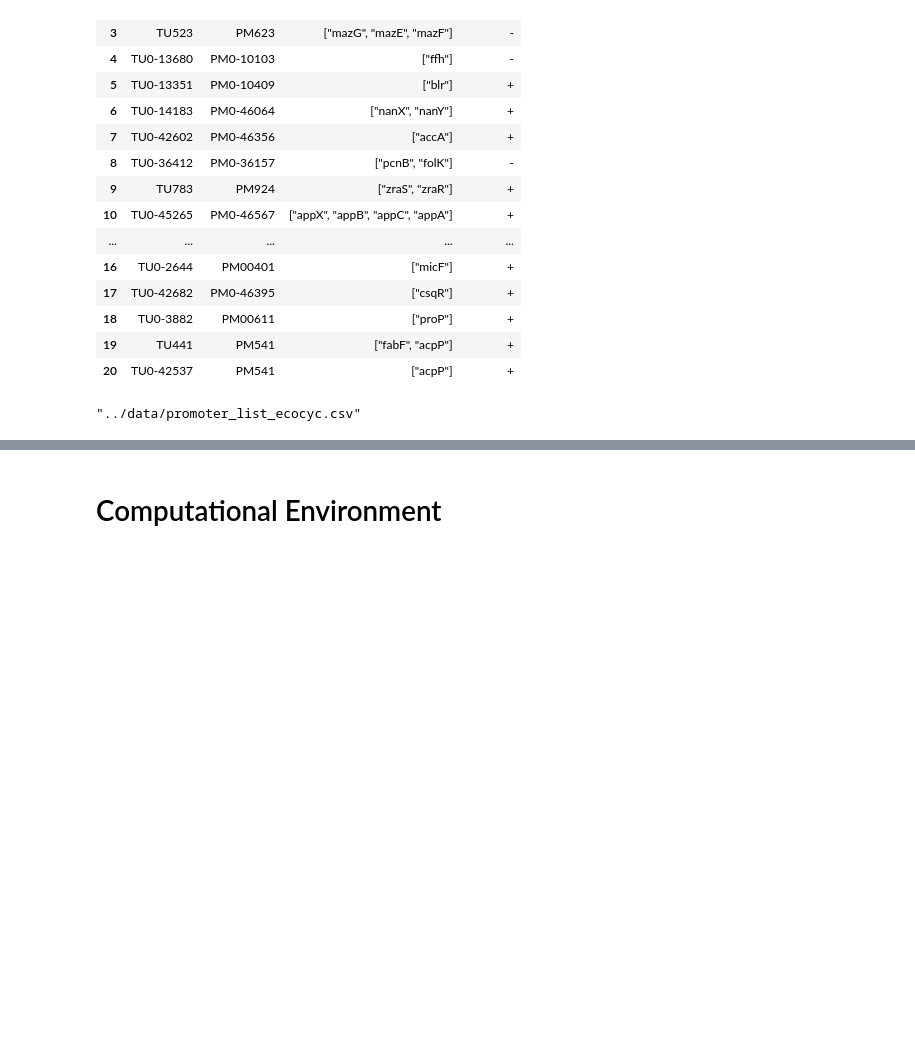
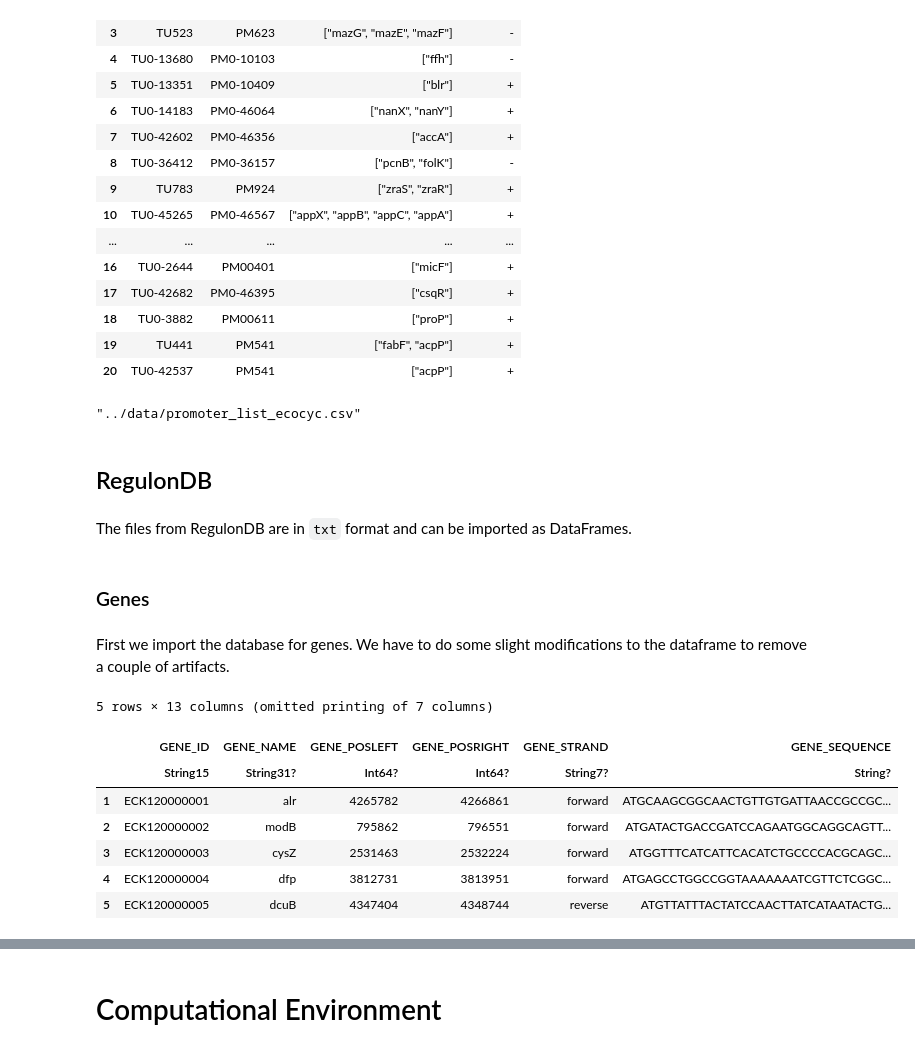
Before and after one commit to RPGroup-PBoC/Reg-Seq-2, a Jupyter notebook: notebooks/01_database_queury.ipynb, the cells around one changed output, grey strips where cells are left out. Saved outputs shown, nothing was run; the diff lists cells and outputs as text; code cells hidden in the pictures; blank space fills up the shorter version.

```diff
--- a/notebooks/01_database_queury.ipynb
+++ b/notebooks/01_database_queury.ipynb
@@ -402,3 +407,66 @@ df_joint_prom = df_joint[(df_joint.direction .!= "0") .& (.~ isnan.(df_joint.tss
 CSV.write("../data/promoter_list_ecocyc.csv", df_joint_prom[:, ["promoter", "genes", "gene_position", "direction", "tss", "evidence"]])
 # %% [output]
 "../data/promoter_list_ecocyc.csv"
+# %% [markdown]
+## RegulonDB
+# %% [markdown]
+The files from RegulonDB are in `txt` format and can be imported as DataFrames.
+# %% [markdown]
+### Genes
+# %% [markdown]
+First we import the database for genes. We have to do some slight modifications to the dataframe to remove a couple of artifacts.
+# %%
+# Import DataFrame
+df_DB_genes = CSV.read(
+    "../data/regulonDB/gene.txt",
+    DataFrames.DataFrame,
+    comment="#",
+    header=[
+        "GENE_ID",
+        "GENE_NAME",
+        "GENE_POSLEFT",
+        "GENE_POSRIGHT",
+        "GENE_STRAND",
+        "GENE_SEQUENCE",
+        "GC_CONTENT",
+        "CRI_SCORE",
+        "GENE_NOTE",
+        "GENE_INTERNAL_COMMENT",
+        "KEY_ID_ORG",
+        "GENE_TYPE",
+    ]
+)
+
+
+# Remove import artifacts
+df_DB_genes = df_DB_genes[.~ ismissing.(df_DB_genes.GENE_NAME), :]
+
+
+# Gene Strand information is missing for some genes, turns out those are split by transposons
+df_trans = df_DB_genes[ismissing.(df_DB_genes.GENE_STRAND), :]
+df_DB_genes = df_DB_genes[.~ ismissing.(df_DB_genes.GENE_STRAND), :]
+
+# Record position of gene in genome
+gene_pos = []
+for i in 1:nrow(df_DB_genes)
+    if df_DB_genes[i, "GENE_STRAND"] == "forward"
+        push!(gene_pos, df_DB_genes[i, "GENE_POSLEFT"])
+    else
+        push!(gene_pos, df_DB_genes[i, "GENE_POSRIGHT"])
+    end
+end
+
+# Add gene location to dataframe
+insertcols!(df_DB_genes, 13, :gene_position => gene_pos)
+
+# Print first 5 rows
+first(df_DB_genes, 5)
+# %% [output]
+5 rows × 13 columns (omitted printing of 7 columns)
+|  | GENE_ID | GENE_NAME | GENE_POSLEFT | GENE_POSRIGHT | GENE_STRAND | GENE_SEQUENCE |
+|  | String15 | String31? | Int64? | Int64? | String7? | String? |
+| 1 | ECK120000001 | alr | 4265782 | 4266861 | forward | ATGCAAGCGGCAACTGTTGTGATTAACCGCCGC... |
+| 2 | ECK120000002 | modB | 795862 | 796551 | forward | ATGATACTGACCGATCCAGAATGGCAGGCAGTT... |
+| 3 | ECK120000003 | cysZ | 2531463 | 2532224 | forward | ATGGTTTCATCATTCACATCTGCCCCACGCAGC... |
+| 4 | ECK120000004 | dfp | 3812731 | 3813951 | forward | ATGAGCCTGGCCGGTAAAAAAATCGTTCTCGGC... |
+| 5 | ECK120000005 | dcuB | 4347404 | 4348744 | reverse | ATGTTATTTACTATCCAACTTATCATAATACTG... |
```
Also changed, not shown: parts of 24 cells of this notebook.
